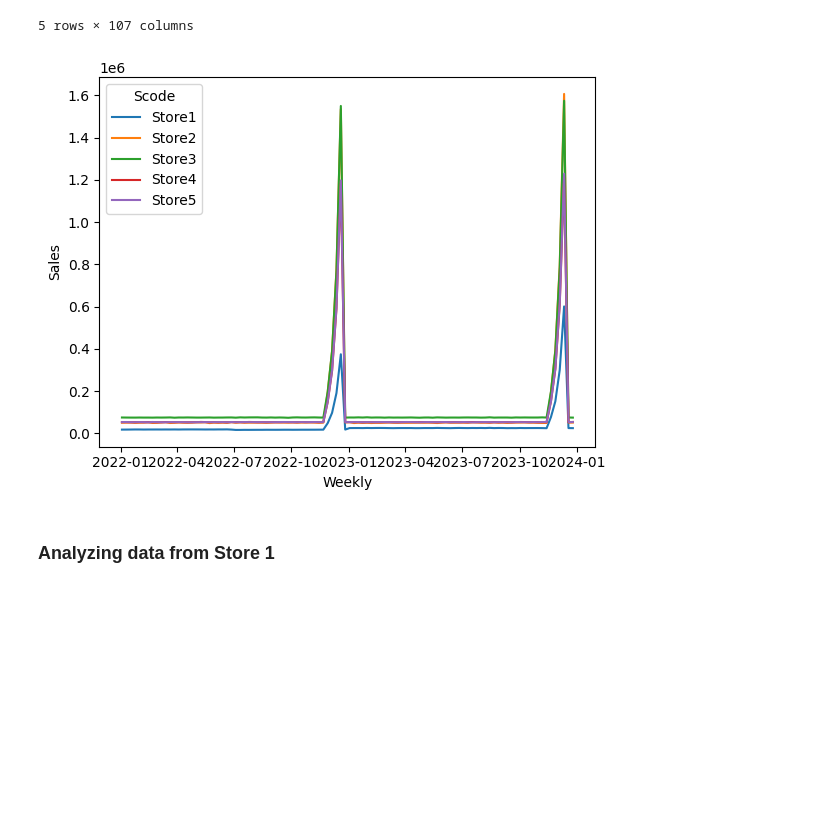
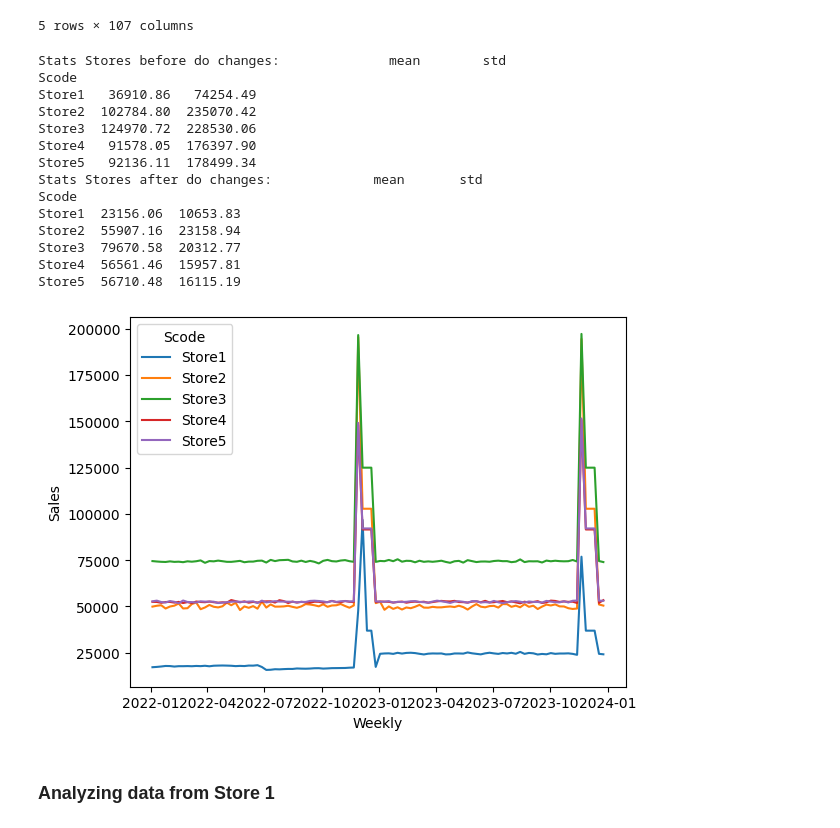
Before and after one commit to superpanditas/Quinio, a Jupyter notebook: Copia_de_Weekly_SKU_level_Product_Sales_Transactions.ipynb, the cells around one changed output. Drawn from its saved outputs; the diff is of its cells as text; code cells hidden in the pictures; blank space fills up the shorter version.

```diff
--- a/Copia_de_Weekly_SKU_level_Product_Sales_Transactions.ipynb
+++ b/Copia_de_Weekly_SKU_level_Product_Sales_Transactions.ipynb
@@ -88,22 +99,68 @@ data.head()
 | 3 | Store1 | SKU4 | 48.0 | 50 | 31 | 50 | ... |
 | 4 | Store1 | SKU5 | 62.0 | 8 | 5 | 13 | ... |
 5 rows × 107 columns
-# %%
-data_stores = data.copy()
-
-data_stores = data_stores.drop(['Pcode', 'Price'], axis=1)
-data_stores_sum = data_stores.groupby('Scode').agg('sum')
-data_stores_sum = data_stores_sum.reset_index()
-
-# Convert columns to variables
-data_stores_melted = pd.melt(data_stores_sum, id_vars='Scode', var_name='Weekly', value_name='Sales')
-#print(data_stores_melted)
-
-# Visualize data
-sns.lineplot(x='Weekly', y='Sales', hue='Scode', data=data_stores_melted)
-plt.show()
-# %% [output]
-[figure, removed]
+# %%
+data_stores = data.copy()
+
+data_stores = data_stores.drop(['Pcode', 'Price'], axis=1)
+data_stores_sum = data_stores.groupby('Scode').agg('sum')
+#data_stores_sum = data_stores_sum.reset_index()
+
+# function to calculate mean and std by row on dataframe
+def calculate_stats(row):
+  mean = row.mean()
+  std = row.std()
+  return pd.Series({'mean': mean, 'std': std})
+
+# get stats from data_stores_sum
+b_stats_stores = data_stores_sum.apply(calculate_stats, axis=1)
+
+# Print Stats before do changes
+print('Stats Stores before do changes:', b_stats_stores.round(2))
+
+# function to replace outliers according to a condition
+def replace_outliers(row, columns):
+    mean = row.mean()
+    std = row.std()
+    result = np.where(np.abs(row - mean) > 1 * std, mean, row)
+    return pd.Series(result, index=columns)
+
+# Columns
+columns = data_stores_sum.columns
+
+# Apply to dataframe call data_stores_sum
+data_stores_adj = data_stores_sum.apply(lambda row: replace_outliers(row, columns), axis=1)
+
+# Print Stats after do changes
+a_stats_stores = data_stores_adj.apply(calculate_stats, axis=1)
+print('Stats Stores after do changes:', a_stats_stores.round(2))
+
+
+data_stores_adj = data_stores_adj.reset_index()
+# Convert columns to variables
+data_stores_melted = pd.melt(data_stores_adj, id_vars='Scode', var_name='Weekly', value_name='Sales')
+#print(data_stores_melted)
+
+
+# Visualize data
+sns.lineplot(x='Weekly', y='Sales', hue='Scode', data=data_stores_melted)
+plt.show()
+# %% [output]
+Stats Stores before do changes:              mean        std
+Scode
+Store1   36910.86   74254.49
+Store2  102784.80  235070.42
+Store3  124970.72  228530.06
+Store4   91578.05  176397.90
+Store5   92136.11  178499.34
+Stats Stores after do changes:             mean       std
+Scode
+Store1  23156.06  10653.83
+Store2  55907.16  23158.94
+Store3  79670.58  20312.77
+Store4  56561.46  15957.81
+Store5  56710.48  16115.19
+[figure, added]
 # %% [markdown]
 ### Analyzing data from Store 1
 # %%
```
Also changed, not shown: parts of 1 cell of this notebook.
